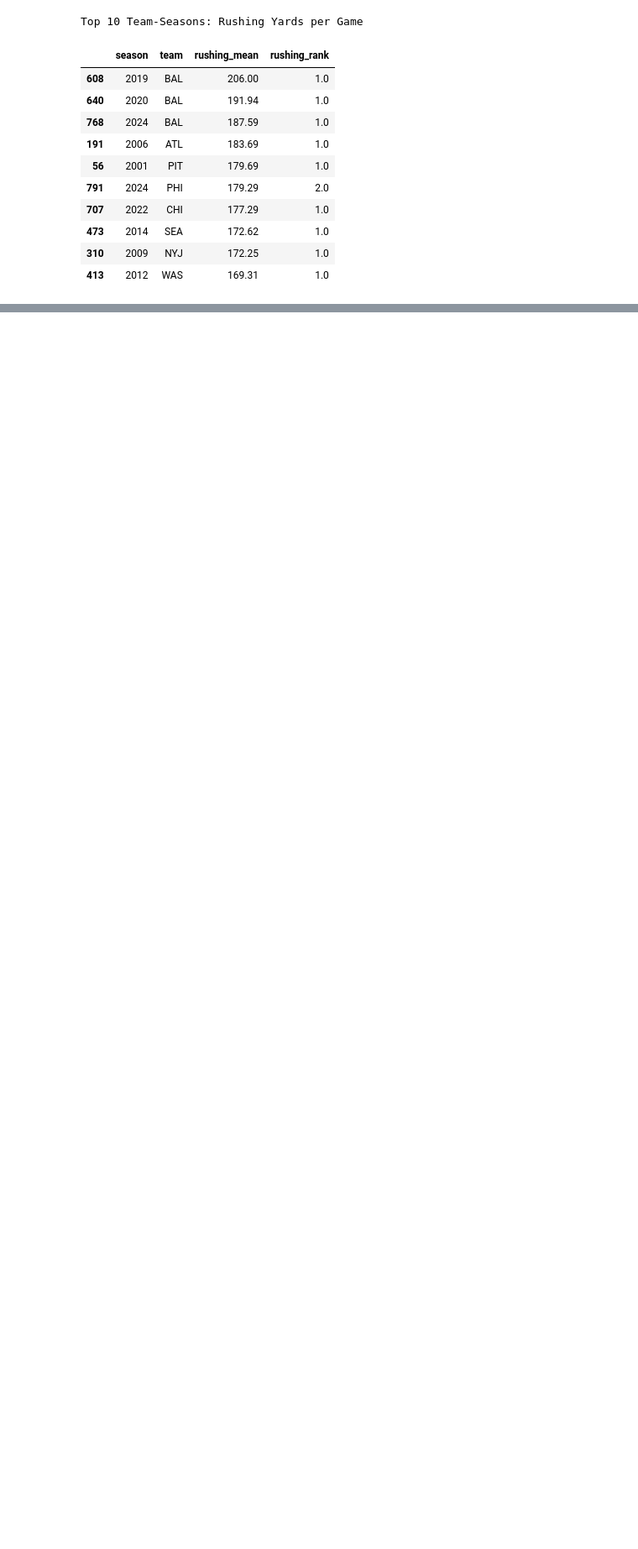
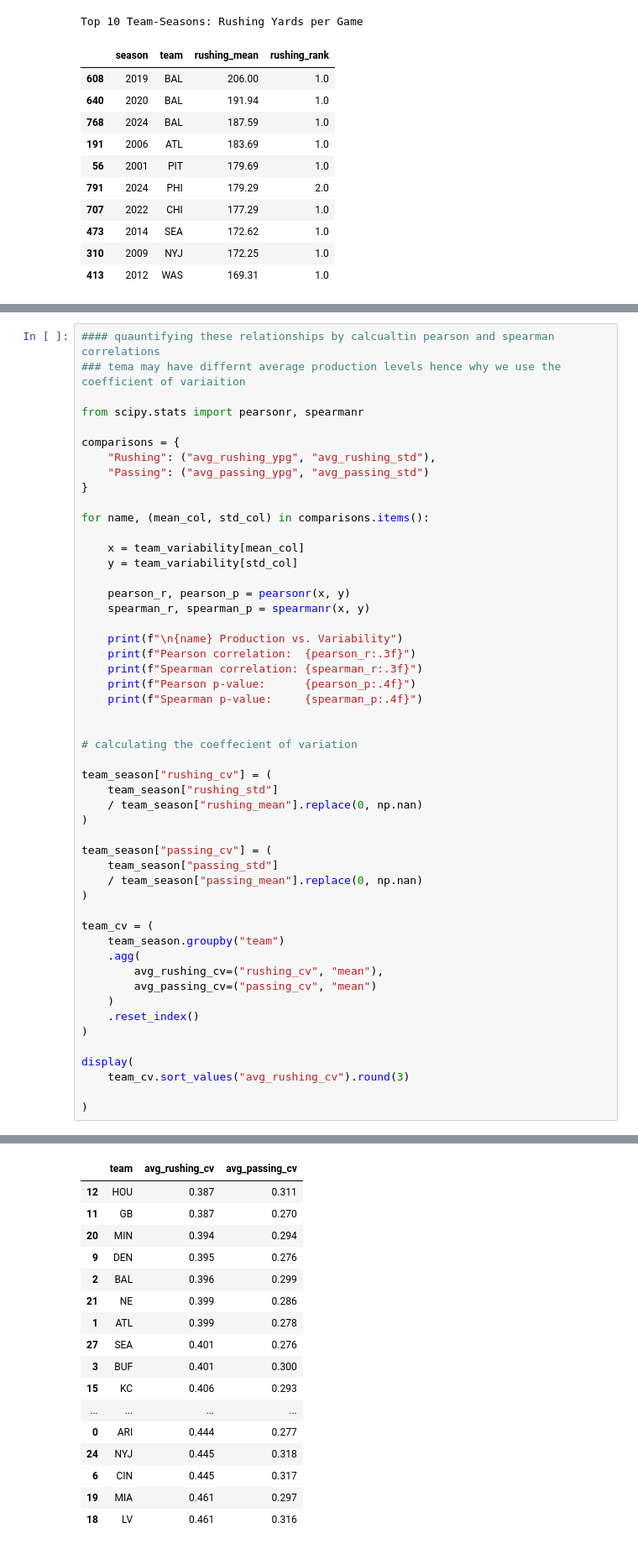
Before and after one commit to EdwardMHutchns/beyondthechains, a Jupyter notebook: notebooks/04_team_season_analysis.ipynb, the cells around one changed output, grey strips where cells are left out. Shown at 84% size. Saved outputs shown, nothing was run; the diff lists cells and outputs as text; blank space fills up the shorter version.

```diff
--- a/notebooks/04_team_season_analysis.ipynb
+++ b/notebooks/04_team_season_analysis.ipynb
@@ -949,0 +1298,52 @@ display(
+# %%
+#### quauntifying these relationships by calcualtin pearson and spearman correlations
+### tema may have differnt average production levels hence why we use the coefficient of variaition
+
+from scipy.stats import pearsonr, spearmanr
+
+comparisons = {
+    "Rushing": ("avg_rushing_ypg", "avg_rushing_std"),
+    "Passing": ("avg_passing_ypg", "avg_passing_std")
+}
+
+for name, (mean_col, std_col) in comparisons.items():
+
+    x = team_variability[mean_col]
+    y = team_variability[std_col]
+
+    pearson_r, pearson_p = pearsonr(x, y)
+    spearman_r, spearman_p = spearmanr(x, y)
+
+    print(f"\n{name} Production vs. Variability")
+    print(f"Pearson correlation:  {pearson_r:.3f}")
+    print(f"Spearman correlation: {spearman_r:.3f}")
+    print(f"Pearson p-value:      {pearson_p:.4f}")
+    print(f"Spearman p-value:     {spearman_p:.4f}")
+
+
+# calculating the coeffecient of variation
+
+team_season["rushing_cv"] = (
+    team_season["rushing_std"]
+    / team_season["rushing_mean"].replace(0, np.nan)
+)
+
+team_season["passing_cv"] = (
+    team_season["passing_std"]
+    / team_season["passing_mean"].replace(0, np.nan)
+)
+
+team_cv = (
+    team_season.groupby("team")
+    .agg(
+        avg_rushing_cv=("rushing_cv", "mean"),
+        avg_passing_cv=("passing_cv", "mean")
+    )
+    .reset_index()
+)
+
+display(
+    team_cv.sort_values("avg_rushing_cv").round(3)
+
+)
+# %% [output]
@@ -949,0 +1361,17 @@ display(
+|  | team | avg_rushing_cv | avg_passing_cv |
+| 12 | HOU | 0.387 | 0.311 |
+| 11 | GB | 0.387 | 0.270 |
+| 20 | MIN | 0.394 | 0.294 |
+| 9 | DEN | 0.395 | 0.276 |
+| 2 | BAL | 0.396 | 0.299 |
+| 21 | NE | 0.399 | 0.286 |
+| 1 | ATL | 0.399 | 0.278 |
+| 27 | SEA | 0.401 | 0.276 |
+| 3 | BUF | 0.401 | 0.300 |
+| 15 | KC | 0.406 | 0.293 |
+| ... | ... | ... | ... |
+| 0 | ARI | 0.444 | 0.277 |
+| 24 | NYJ | 0.445 | 0.318 |
+| 6 | CIN | 0.445 | 0.317 |
+| 19 | MIA | 0.461 | 0.297 |
+| 18 | LV | 0.461 | 0.316 |
```
Also changed, not shown: parts of 20 cells of this notebook.
